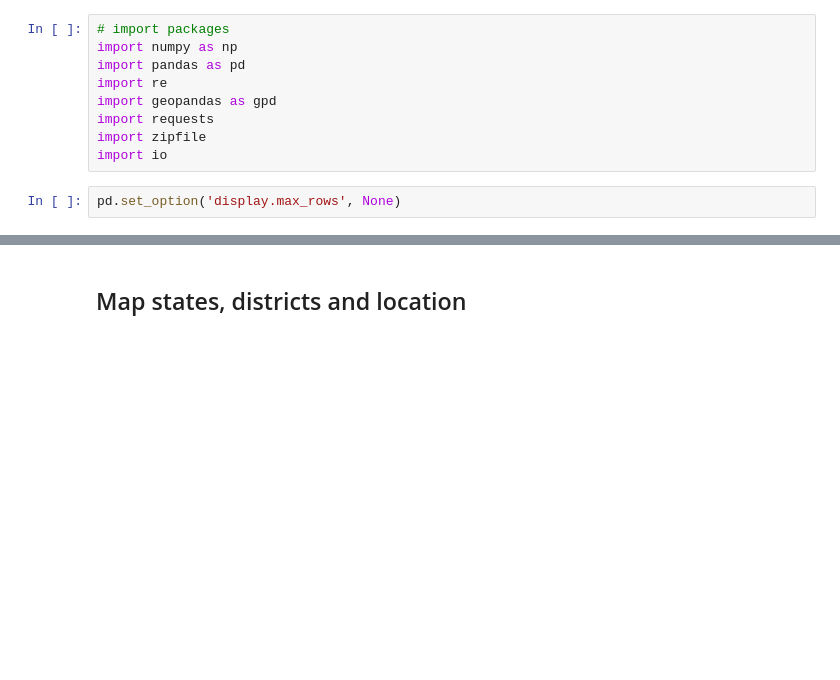
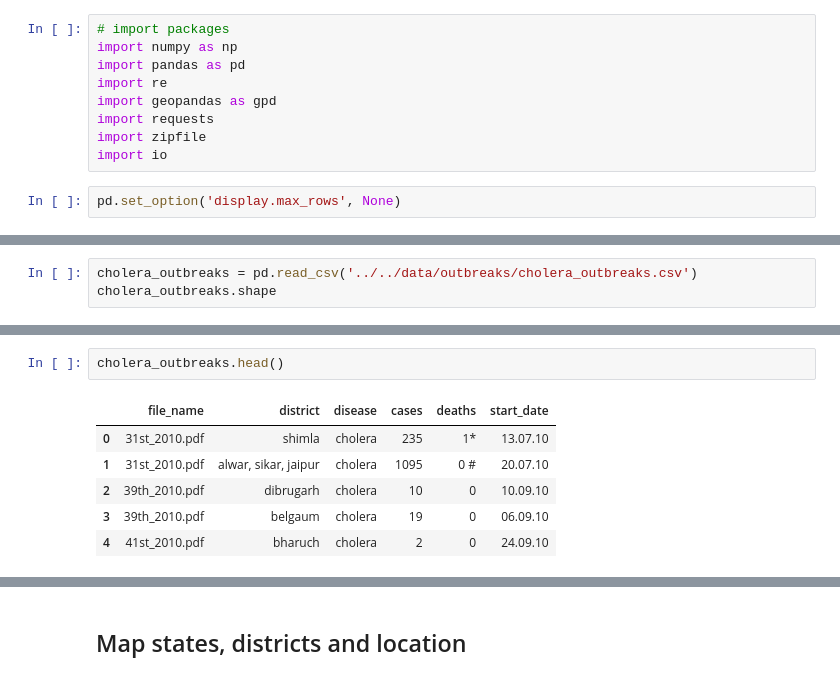
Before and after one commit to alexvmt/cholera_risk_modeling, a Jupyter notebook: 2_preprocess_the_data/preprocess_cholera_outbreaks.ipynb, the cells around one changed output, grey strips where cells are left out. Saved outputs shown, nothing was run; the diff lists cells and outputs as text; blank space fills up the shorter version.

```diff
--- a/2_preprocess_the_data/preprocess_cholera_outbreaks.ipynb
+++ b/2_preprocess_the_data/preprocess_cholera_outbreaks.ipynb
@@ -273,0 +26,3 @@ outbreaks
+# %%
+cholera_outbreaks = pd.read_csv('../../data/outbreaks/cholera_outbreaks.csv')
+cholera_outbreaks.shape
@@ -273,0 +47,9 @@ outbreaks
+# %%
+cholera_outbreaks.head()
+# %% [output]
+|  | file_name | district | disease | cases | deaths | start_date |
+| 0 | 31st_2010.pdf | shimla | cholera | 235 | 1* | 13.07.10 |
+| 1 | 31st_2010.pdf | alwar, sikar, jaipur | cholera | 1095 | 0 # | 20.07.10 |
+| 2 | 39th_2010.pdf | dibrugarh | cholera | 10 | 0 | 10.09.10 |
+| 3 | 39th_2010.pdf | belgaum | cholera | 19 | 0 | 06.09.10 |
+| 4 | 41st_2010.pdf | bharuch | cholera | 2 | 0 | 24.09.10 |
```
Also changed, not shown: parts of 147 cells of this notebook.
